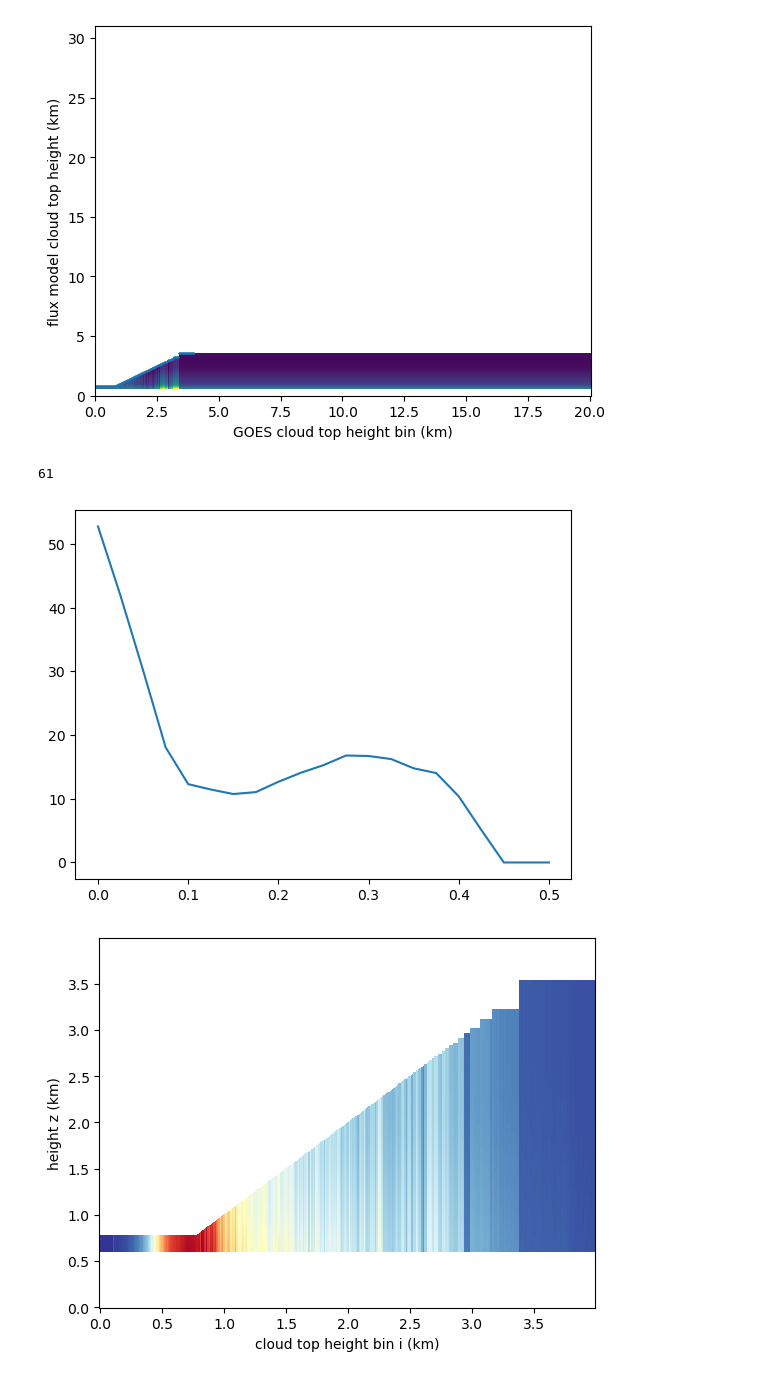
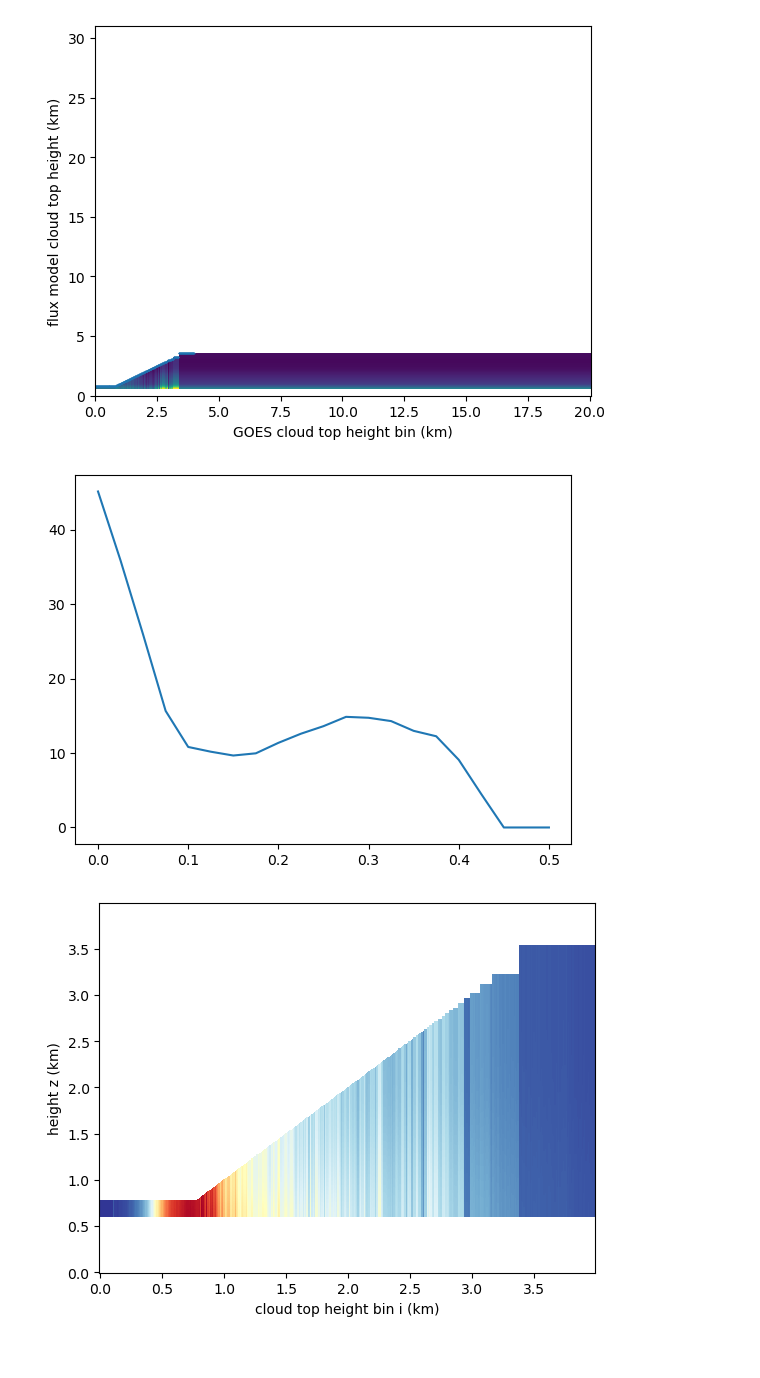
Before and after one commit to deszoeke/trade-cu-model, a Jupyter notebook: src/julia/flux-model-xp53.ipynb, the cells around one changed output. Drawn from its saved outputs; the diff is of its cells as text; code cells hidden in the pictures.

```diff
--- a/src/julia/flux-model-xp53.ipynb
+++ b/src/julia/flux-model-xp53.ipynb
@@ -1138,24 +1138,19 @@ ensemble_massflux_G_i!(M_i, Gcld_i; ztop=zt53, Fcld=Fcldm, w=w53, ai=ai, cthbins
 # ensemble_massflux_G_i!(M_i_std, Gcld_i_std; ztop=zt53, Fcld=Fcldm, w=w53, ai=aistd, cthbins=cthbins)
 
 # cloud fraction is already normalized by area of tiles with the given mean reflectance
-# %%
-size(w53[:,iz]) # 3100, 600
-icb
-# %% [output]
-61
 # %%
 # calculate the variance of the mass flux M, <M'^2>
 
-Mvar_byrefl = [ calc_M_var(w53[icb,iz],   cth_lowcloudfrac2_byrefl[rb,:,:], cth_lowcloudfrac_byrefl[rb,:]) for rb in eachindex(refl_bin) ]
-Gvar_byrefl = [ calc_M_var(Fcldm[icb,iz],  cth_lowcloudfrac2_byrefl[rb,:,:], cth_lowcloudfrac_byrefl[rb,:]) for rb in eachindex(refl_bin) ]
+Mvar_byrefl = [ calc_M_var(w53[70,iz],   cth_lowcloudfrac2_byrefl[rb,:,:], cth_lowcloudfrac_byrefl[rb,:]) for rb in eachindex(refl_bin) ]
+Gvar_byrefl = [ calc_M_var(Fcldm[70,iz],  cth_lowcloudfrac2_byrefl[rb,:,:], cth_lowcloudfrac_byrefl[rb,:]) for rb in eachindex(refl_bin) ]
 Mstd_byrefl = sqrt.(complex.(Mvar_byrefl))
 Gstd_byrefl = sqrt.(complex.(Gvar_byrefl))
 
 close("all")
 plot(refl_bin, Mstd_byrefl)
 display(gcf())
 # %% [output]
-[figure, old version]
+[figure, new version]
 # %%
 # look at one reflectance of the ensemble
 size(Gcld_i) # r=21, z=3100, i=617
```
Also changed, not shown: parts of 4 cells of this notebook.
